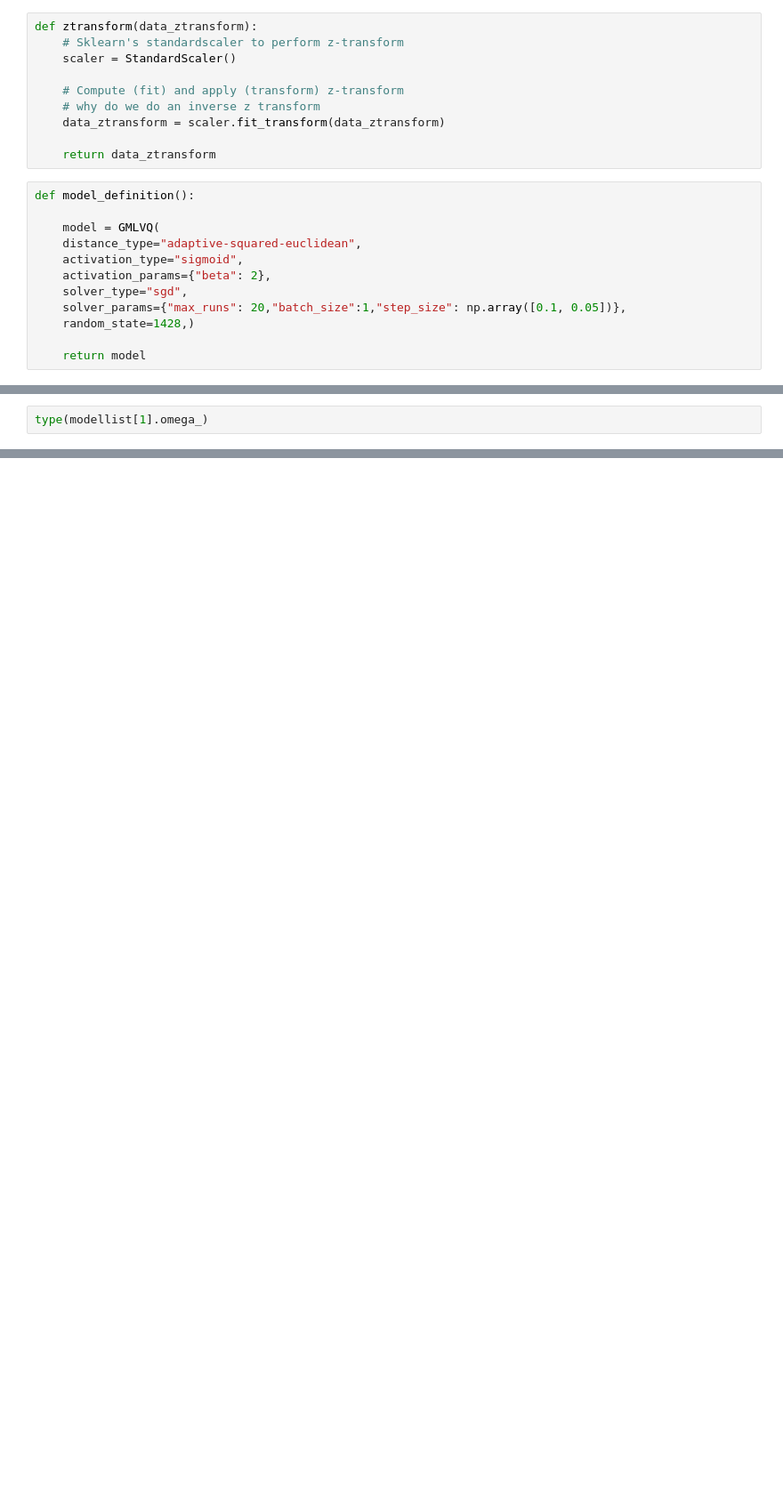
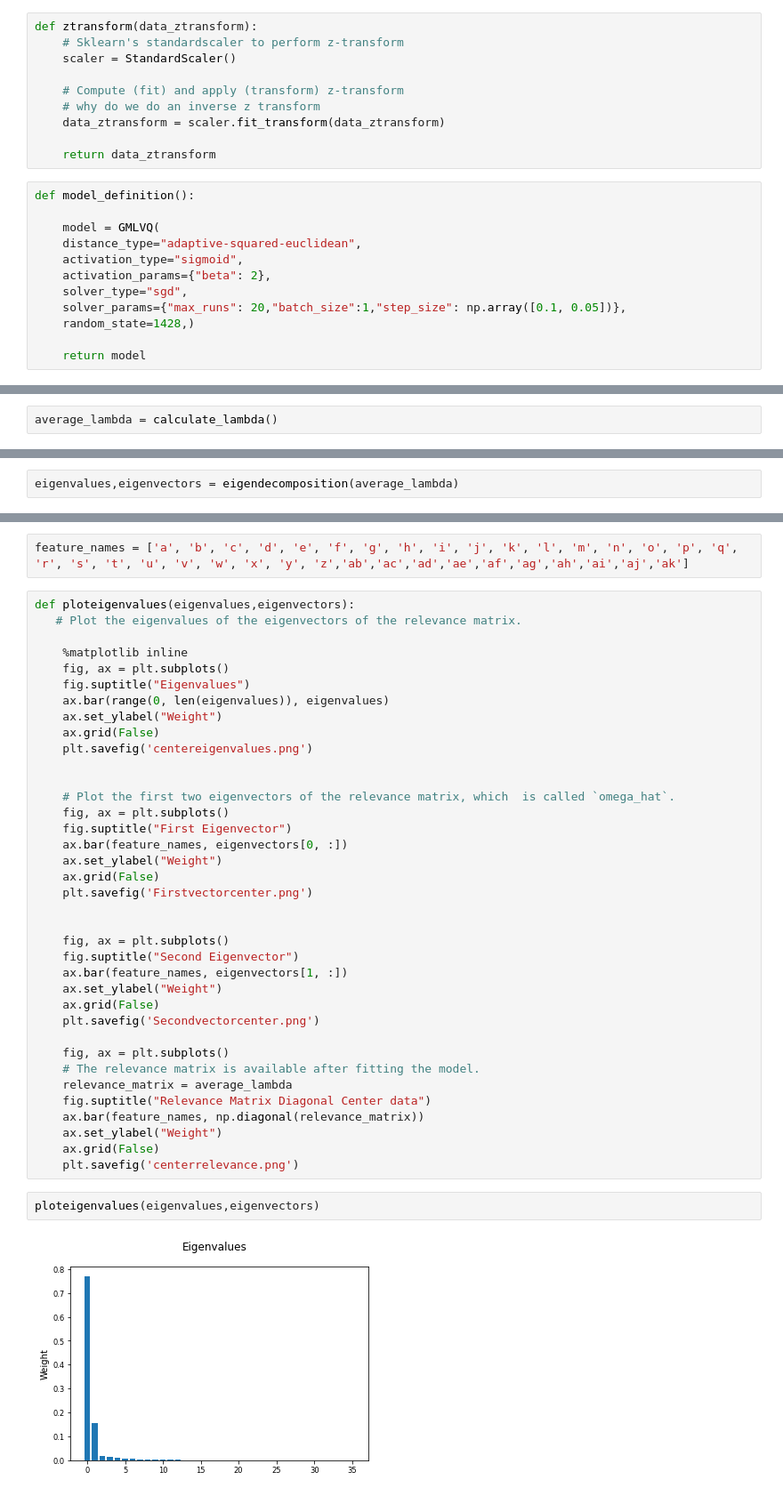
Before and after one commit to NehaBari/Masters-Thesis-2021, a Jupyter notebook: kfold.ipynb, the cells around one changed output, grey strips where cells are left out. Shown: that part at 89% size. Saved outputs shown, nothing was run; the diff lists cells and outputs as text; blank space fills up the shorter version.

```diff
--- a/kfold.ipynb
+++ b/kfold.ipynb
@@ -113,2 +193,2 @@ modellist,accuracies = train_modelkfold(centerdata,centerlabels)
 # %%
-type(modellist[1].omega_)
+average_lambda = calculate_lambda()
@@ -119,0 +210,2 @@ numpy.ndarray
+# %%
+eigenvalues,eigenvectors = eigendecomposition(average_lambda)
@@ -119,0 +216,43 @@ numpy.ndarray
+# %%
+feature_names = ['a', 'b', 'c', 'd', 'e', 'f', 'g', 'h', 'i', 'j', 'k', 'l', 'm', 'n', 'o', 'p', 'q', 'r', 's', 't', 'u', 'v', 'w', 'x', 'y', 'z','ab','ac','ad','ae','af','ag','ah','ai','aj','ak']
+# %%
+def ploteigenvalues(eigenvalues,eigenvectors):
+   # Plot the eigenvalues of the eigenvectors of the relevance matrix.
+
+    %matplotlib inline
+    fig, ax = plt.subplots()
+    fig.suptitle("Eigenvalues")
+    ax.bar(range(0, len(eigenvalues)), eigenvalues)
+    ax.set_ylabel("Weight")
+    ax.grid(False)
+    plt.savefig('centereigenvalues.png')
+
+
+    # Plot the first two eigenvectors of the relevance matrix, which  is called `omega_hat`.
+    fig, ax = plt.subplots()
+    fig.suptitle("First Eigenvector")
+    ax.bar(feature_names, eigenvectors[0, :])
+    ax.set_ylabel("Weight")
+    ax.grid(False)
+    plt.savefig('Firstvectorcenter.png')
+
+
+    fig, ax = plt.subplots()
+    fig.suptitle("Second Eigenvector")
+    ax.bar(feature_names, eigenvectors[1, :])
+    ax.set_ylabel("Weight")
+    ax.grid(False)
+    plt.savefig('Secondvectorcenter.png')
+
+    fig, ax = plt.subplots()
+    # The relevance matrix is available after fitting the model.
+    relevance_matrix = average_lambda
+    fig.suptitle("Relevance Matrix Diagonal Center data")
+    ax.bar(feature_names, np.diagonal(relevance_matrix))
+    ax.set_ylabel("Weight")
+    ax.grid(False)
+    plt.savefig('centerrelevance.png')
+# %%
+ploteigenvalues(eigenvalues,eigenvectors)
+# %% [output]
+[figure, added]
```
Also changed, not shown: parts of 26 cells of this notebook.
